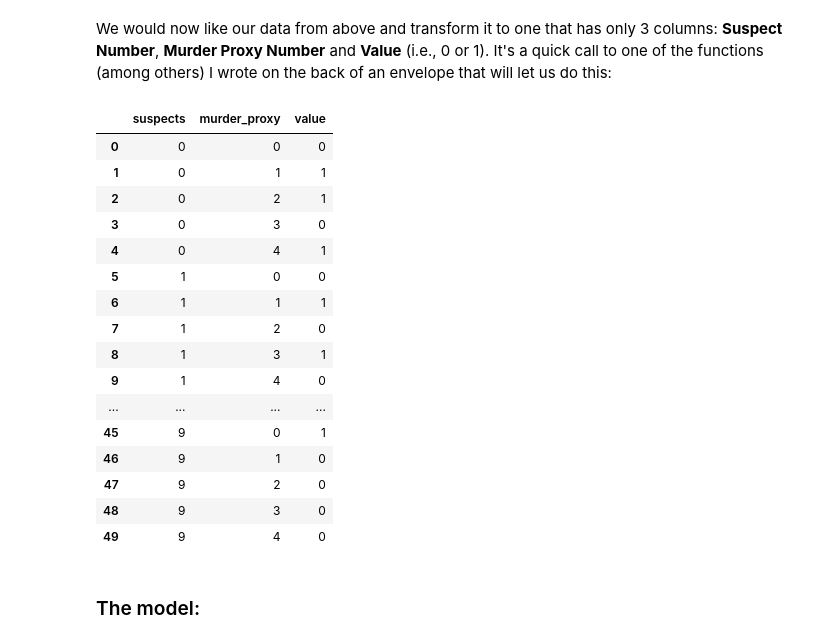
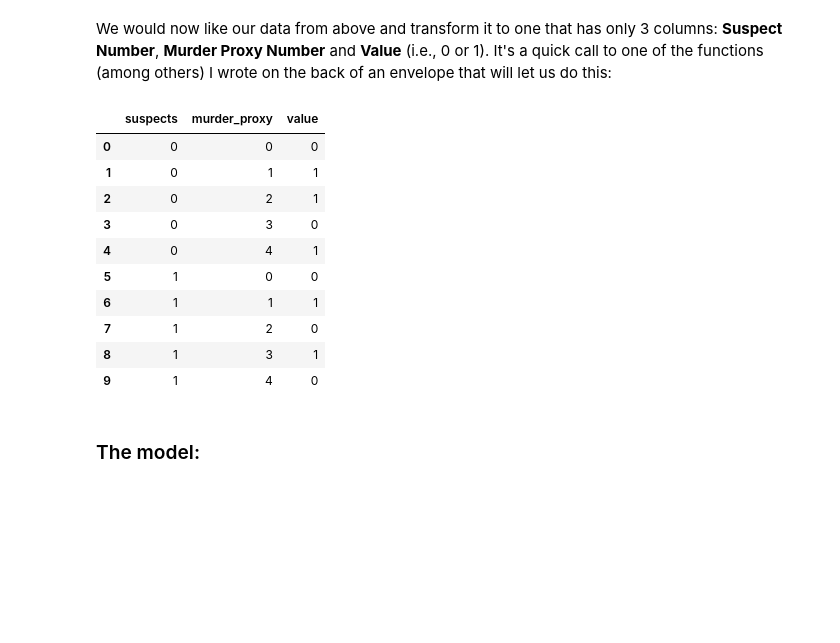
Before and after one commit to nityamd/MonteCarloMurderMystery-PyGothamTV2020, a Jupyter notebook: Monte Carlo Murder Mystery - Holmes Narrates.ipynb, the cells around one changed output. Saved outputs shown, nothing was run; the diff lists cells and outputs as text; code cells hidden in the pictures; blank space fills up the shorter version.

```diff
--- a/Monte Carlo Murder Mystery - Holmes Narrates.ipynb
+++ b/Monte Carlo Murder Mystery - Holmes Narrates.ipynb
@@ -99,25 +93,19 @@ We would now like our data from above and transform it to one that has only 3 co
 # %%
 from BackOfTheEnvelope.helpers import transform_df
 newdf = transform_df(df).reset_index(drop = True)
-newdf
+newdf.head(10)
 # %% [output]
 |  | suspects | murder_proxy | value |
 | 0 | 0 | 0 | 0 |
 | 1 | 0 | 1 | 1 |
 | 2 | 0 | 2 | 1 |
 | 3 | 0 | 3 | 0 |
 | 4 | 0 | 4 | 1 |
 | 5 | 1 | 0 | 0 |
 | 6 | 1 | 1 | 1 |
 | 7 | 1 | 2 | 0 |
 | 8 | 1 | 3 | 1 |
 | 9 | 1 | 4 | 0 |
-| ... | ... | ... | ... |
-| 45 | 9 | 0 | 1 |
-| 46 | 9 | 1 | 0 |
-| 47 | 9 | 2 | 0 |
-| 48 | 9 | 3 | 0 |
-| 49 | 9 | 4 | 0 |
 # %% [markdown]
 ### The model:
 # %% [markdown]
```
Also changed, not shown: parts of 9 cells of this notebook, 1 other file.
